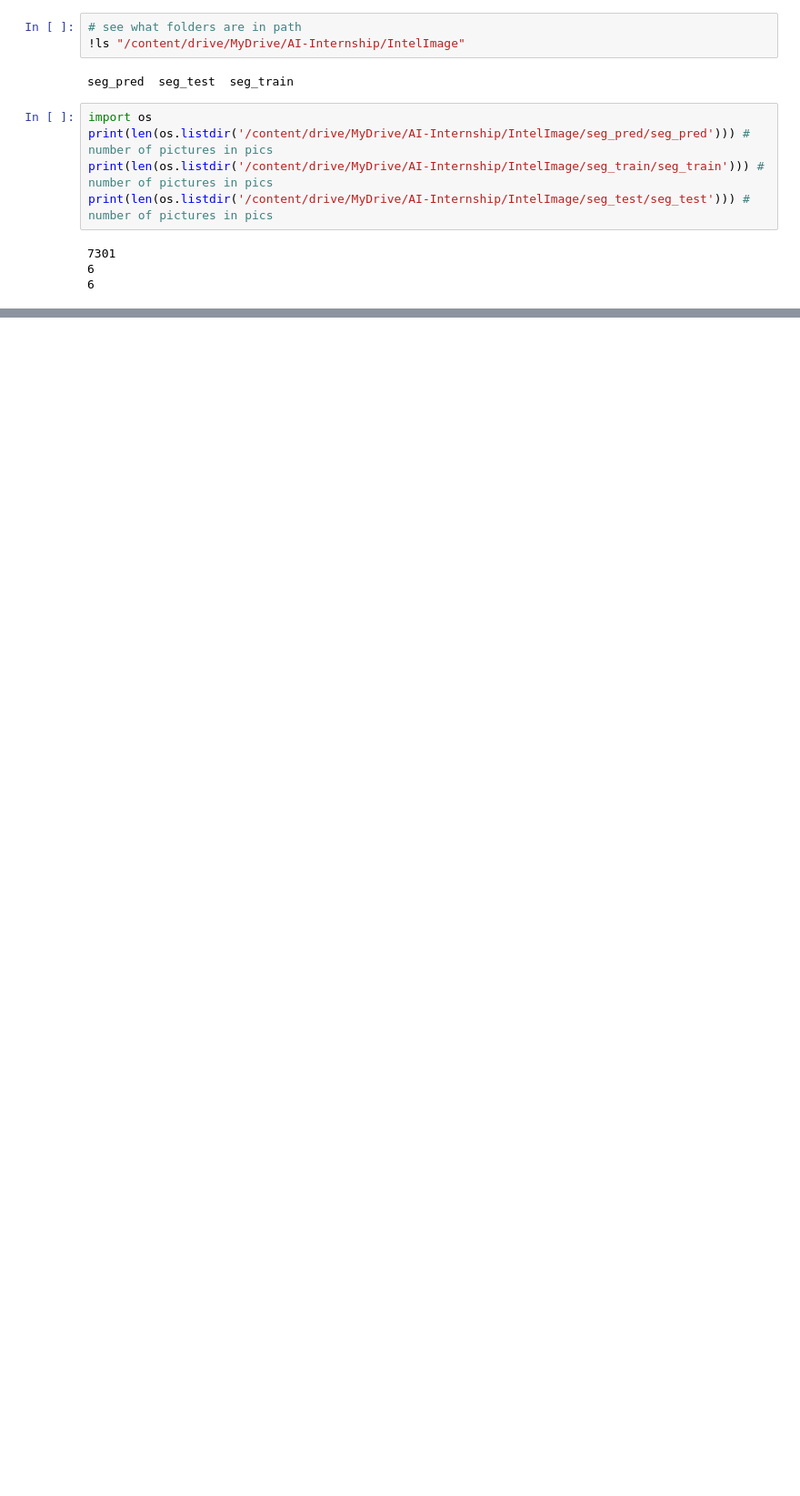
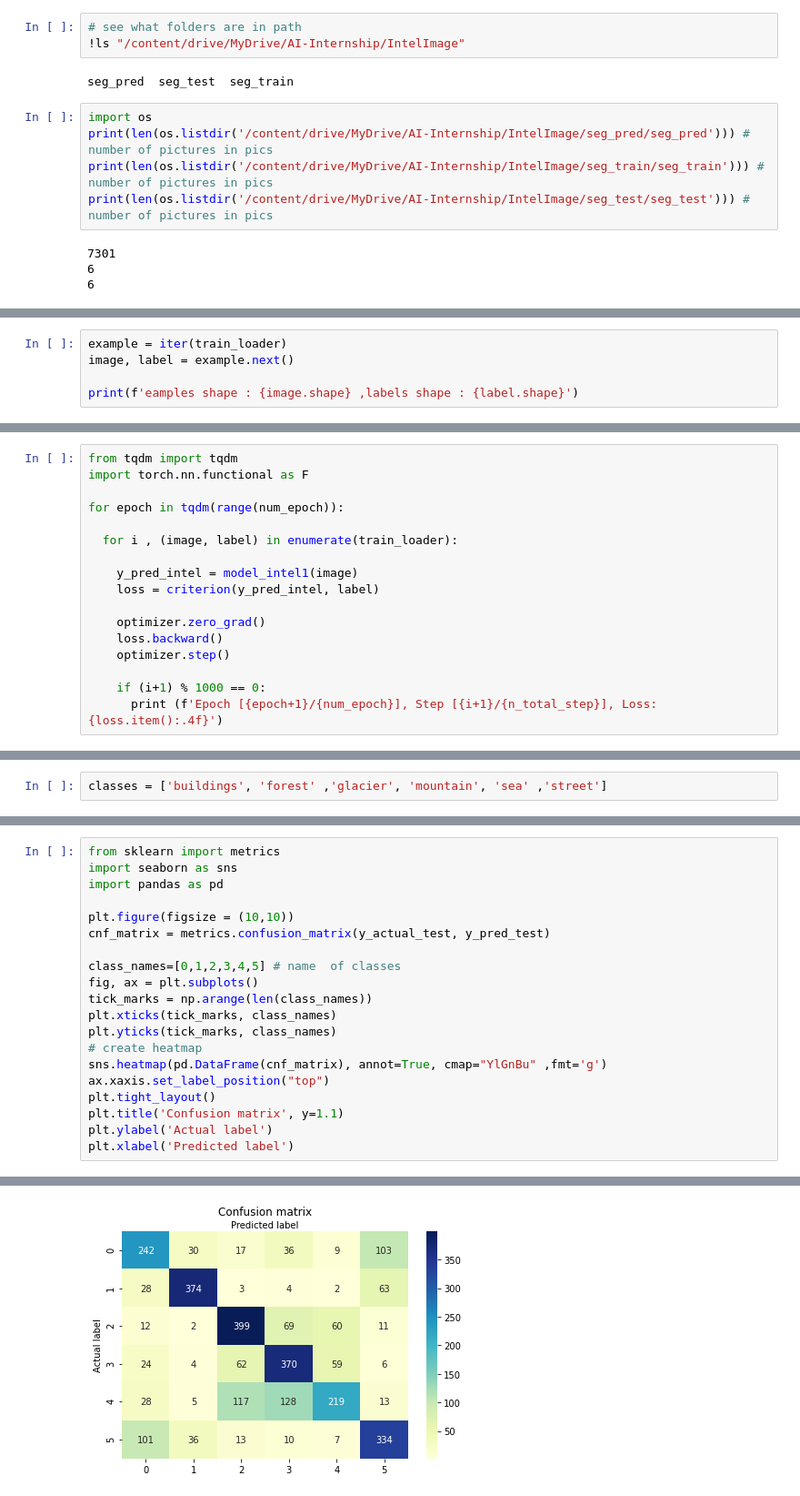
Before and after one commit to ZahraDehghani99/AI-Internship, a Jupyter notebook: Phase02_Intro_to_NN/Phase02_Intro_to_NN.ipynb, the cells around one changed output, grey strips where cells are left out. Shown: that part at 91% size. Cells and saved outputs as stored; diff of their text form; blank space fills up the shorter version.

Commit message:
Add CNN model for IntelImage dataset.

```diff
--- a/Phase02_Intro_to_NN/Phase02_Intro_to_NN.ipynb
+++ b/Phase02_Intro_to_NN/Phase02_Intro_to_NN.ipynb
@@ -764,0 +1054,5 @@ print(len(os.listdir('/content/drive/MyDrive/AI-Internship/IntelImage/seg_test/s
+# %%
+example = iter(train_loader)
+image, label = example.next()
+
+print(f'eamples shape : {image.shape} ,labels shape : {label.shape}')
@@ -764,0 +1095,17 @@ print(len(os.listdir('/content/drive/MyDrive/AI-Internship/IntelImage/seg_test/s
+# %%
+from tqdm import tqdm
+import torch.nn.functional as F
+
+for epoch in tqdm(range(num_epoch)):
+
+  for i , (image, label) in enumerate(train_loader):
+
+    y_pred_intel = model_intel1(image)
+    loss = criterion(y_pred_intel, label)
+
+    optimizer.zero_grad()
+    loss.backward()
+    optimizer.step()
+
+    if (i+1) % 1000 == 0:
+      print (f'Epoch [{epoch+1}/{num_epoch}], Step [{i+1}/{n_total_step}], Loss: {loss.item():.4f}')
@@ -764,0 +1123,2 @@ print(len(os.listdir('/content/drive/MyDrive/AI-Internship/IntelImage/seg_test/s
+# %%
+classes = ['buildings', 'forest' ,'glacier', 'mountain', 'sea' ,'street']
@@ -764,0 +1170,21 @@ print(len(os.listdir('/content/drive/MyDrive/AI-Internship/IntelImage/seg_test/s
+# %%
+from sklearn import metrics
+import seaborn as sns
+import pandas as pd
+
+plt.figure(figsize = (10,10))
+cnf_matrix = metrics.confusion_matrix(y_actual_test, y_pred_test)
+
+class_names=[0,1,2,3,4,5] # name  of classes
+fig, ax = plt.subplots()
+tick_marks = np.arange(len(class_names))
+plt.xticks(tick_marks, class_names)
+plt.yticks(tick_marks, class_names)
+# create heatmap
+sns.heatmap(pd.DataFrame(cnf_matrix), annot=True, cmap="YlGnBu" ,fmt='g')
+ax.xaxis.set_label_position("top")
+plt.tight_layout()
+plt.title('Confusion matrix', y=1.1)
+plt.ylabel('Actual label')
+plt.xlabel('Predicted label')
+# %% [output]
@@ -764,0 +1193 @@ print(len(os.listdir('/content/drive/MyDrive/AI-Internship/IntelImage/seg_test/s
+[figure, added]
```
Also changed, not shown: parts of 38 cells of this notebook.
